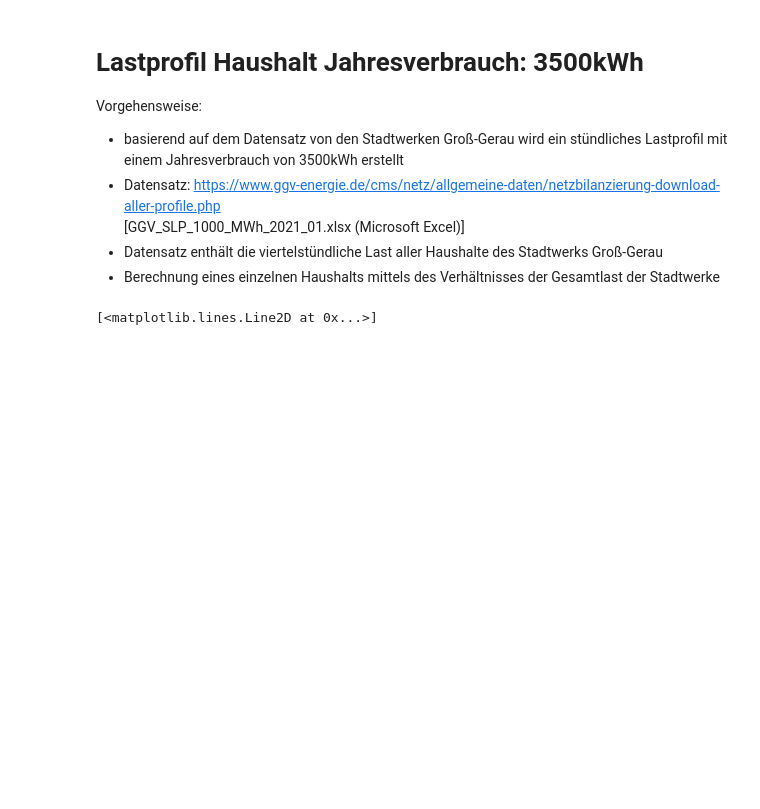
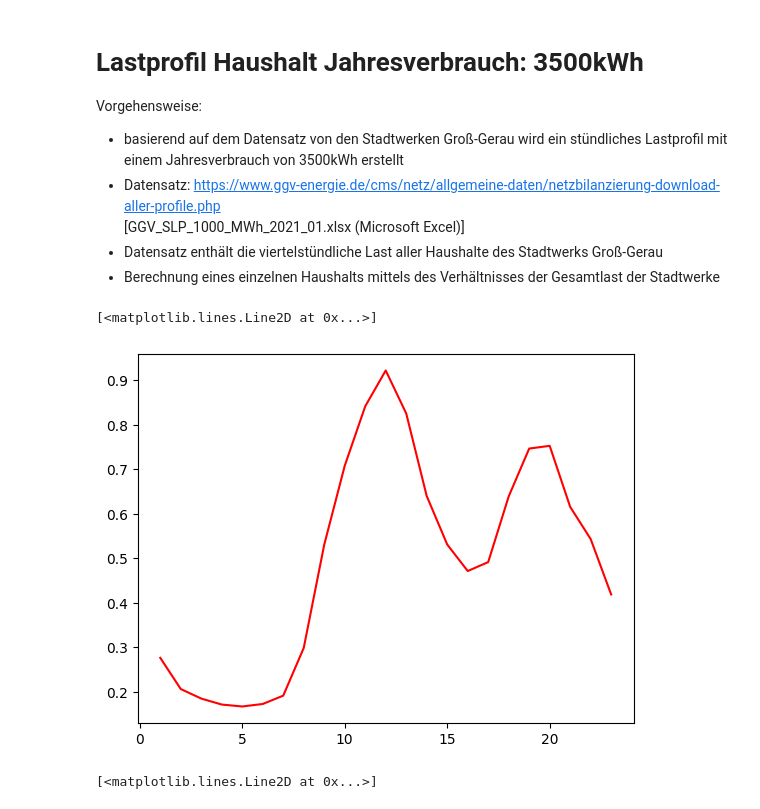
Before and after one commit to DominikBurkert/Microgrid_EnergyLab, a Jupyter notebook: notebooks/data_import.ipynb, the cells around one changed output. Cells and saved outputs as stored; diff of their text form; code cells hidden in the pictures; blank space fills up the shorter version.

```diff
--- a/notebooks/data_import.ipynb
+++ b/notebooks/data_import.ipynb
@@ -132,19 +151,22 @@ Vorgehensweise:
 # %%
 import os
 import pandas as pd
 #data strom lastkurve
 
 data = pd.read_csv('../data/raw_data/LastprofilHaushalt_StadtwerkeGroßGerau.csv', sep=';')
 data = data.iloc[::4].copy() #get hourly data
 data = data.reset_index(drop=True)
 gesamtlast_StadtwerkeGroßGerau = (data['H00 [kWh]']).sum()#gesamtanzahl an kWh pro Jahr
 #ein haushalt hat einen Verbrauch von 3500kWh pro Jahr
 gesamtlast_haushalt = 3500
 data['LastprofilHauhalt 35000kWh/Jahr'] = data['H00 [kWh]'] / gesamtlast_StadtwerkeGroßGerau * gesamtlast_haushalt
 data = data.drop('H00 [kWh]', axis=1)
 
 import matplotlib.pyplot as plt
-#plt.plot(data.index[1:24], data["LastprofilHauhalt 35000kWh/Jahr"][1:24], color='r') #erster tag: also 01.01.2021
+plt.plot(data.index[1:24], data["LastprofilHauhalt 35000kWh/Jahr"][1:24], color='r') #erster tag: also 01.01.2021
+# %% [output]
+[<matplotlib.lines.Line2D at 0x...>]
+[figure, added]
 # %%
 plt.plot(data.index[4535:4558], data["LastprofilHauhalt 35000kWh/Jahr"][4535:4558], color='r') #tag im sommer: 09.07.21
 # %% [output]
```
Also changed, not shown: parts of 6 cells of this notebook, 2 other files.
